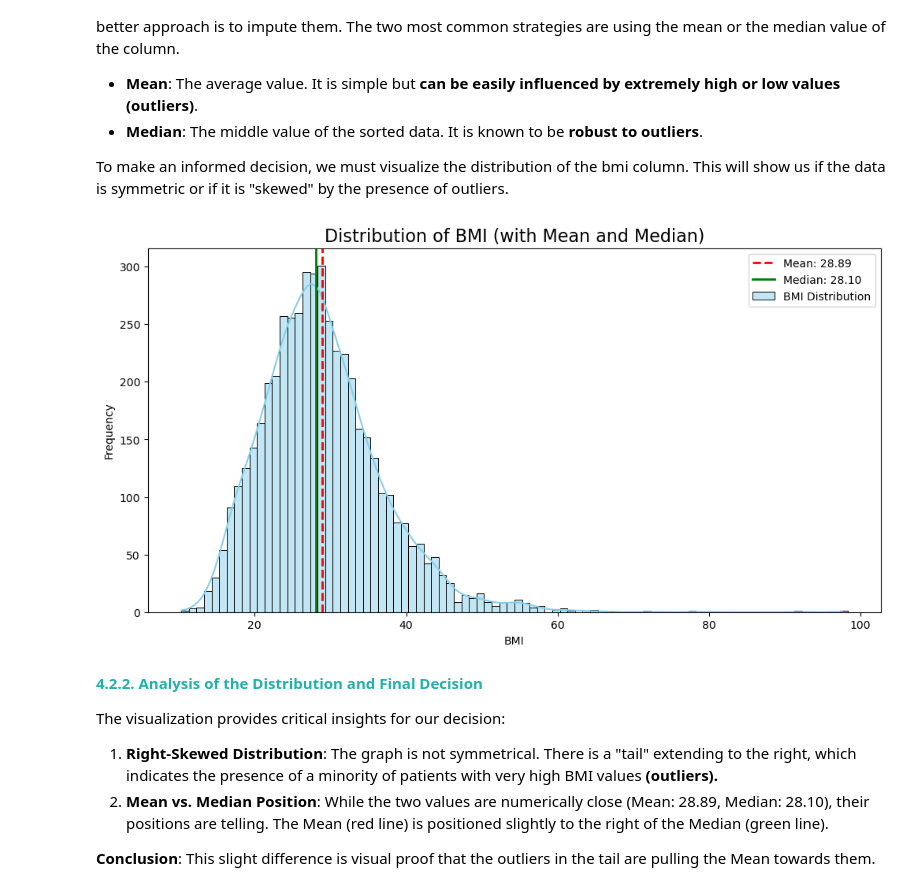
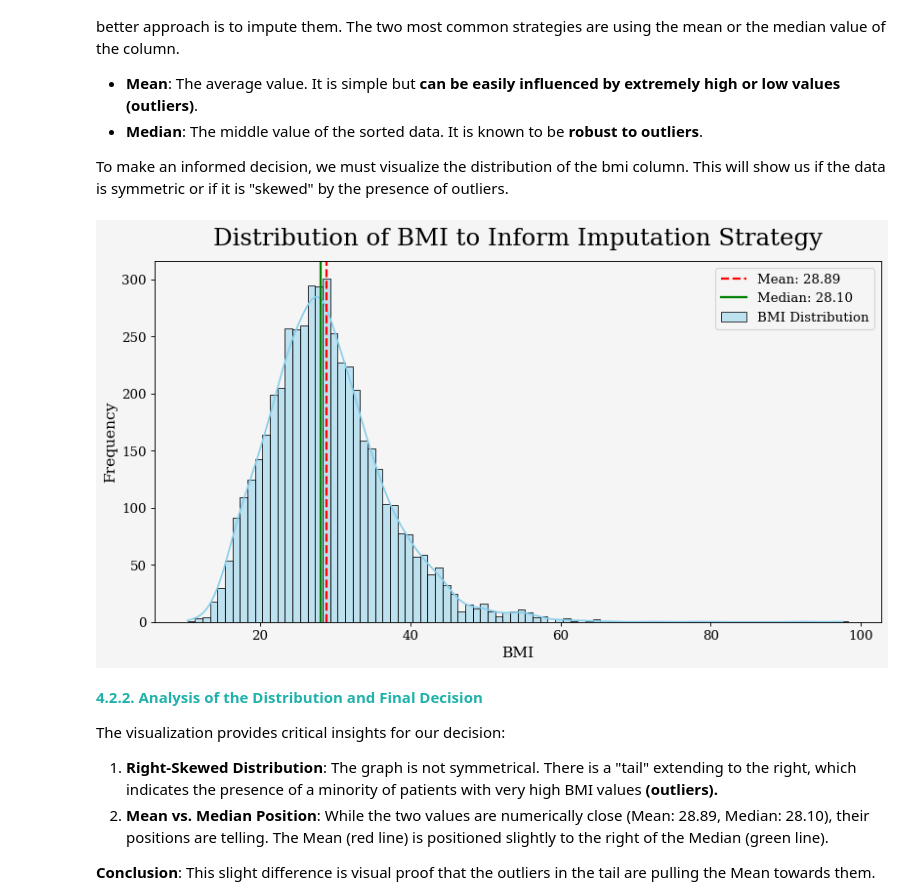
Before and after one commit to koba4real/MLDM-stroke-prediction-project, a Jupyter notebook: main-analysis.ipynb, the cells around one changed output. Drawn from its saved outputs; the diff is of its cells as text; code cells hidden in the pictures.

```diff
--- a/main-analysis.ipynb
+++ b/main-analysis.ipynb
@@ -376,23 +399,25 @@ With approximately **4% of BMI** values missing, simply deleting these rows woul
 
 To make an informed decision, we must visualize the distribution of the bmi column. This will show us if the data is symmetric or if it is "skewed" by the presence of outliers.
 # %%
-# Set up the matplotlib figure
-plt.figure(figsize=(12, 6))
-plt.title('Distribution of BMI (with Mean and Median)', fontsize=16)
-plt.xlabel('BMI')
-plt.ylabel('Frequency')
+# Original: color='skyblue', mean color='red', median color='green'
+# Suggested:
+plt.figure(figsize=(12, 6)) # Consistent size
+# plt.title('Distribution of BMI (with Mean and Median)', fontsize=TITLE_FONT_ARGS['fontsize']) # Using global rcParams
+# plt.xlabel('BMI', fontsize=AXIS_LABEL_FONT_ARGS['fontsize'])
+# plt.ylabel('Frequency', fontsize=AXIS_LABEL_FONT_ARGS['fontsize'])
 
-# Plot a histogram of the BMI data that is not null
-sns.histplot(df['bmi'].dropna(), kde=True, color='skyblue', binwidth=1, label='BMI Distribution')
-
-# Add vertical lines for the mean and median to compare them visually
-plt.axvline(df['bmi'].mean(), color='red', linestyle='--', linewidth=2, label=f"Mean: {df['bmi'].mean():.2f}")
-plt.axvline(df['bmi'].median(), color='green', linestyle='-', linewidth=2, label=f"Median: {df['bmi'].median():.2f}")
-
-plt.legend()
+sns.histplot(df['bmi'].dropna(), kde=True, color=COLOR_SECONDARY_DISTRIBUTION, binwidth=1, label='BMI Distribution')
+plt.axvline(df['bmi'].mean(), color=COLOR_MEAN, linestyle='--', linewidth=2, label=f"Mean: {df['bmi'].mean():.2f}")
+plt.axvline(df['bmi'].median(), color=COLOR_MEDIAN, linestyle='-', linewidth=2, label=f"Median: {df['bmi'].median():.2f}")
+plt.legend(fontsize=LEGEND_FONT_ARGS['fontsize'])
+plt.title('Distribution of BMI to Inform Imputation Strategy', fontdict={'fontsize': TITLE_FONT_ARGS['fontsize']-2}) # Use args if not fully relying on rcParams
+plt.xlabel('BMI', fontdict={'fontsize': AXIS_LABEL_FONT_ARGS['fontsize']-2})
+plt.ylabel('Frequency', fontdict={'fontsize': AXIS_LABEL_FONT_ARGS['fontsize']-2})
+plt.xticks(fontsize=TICK_LABEL_FONT_ARGS['fontsize'])
+plt.yticks(fontsize=TICK_LABEL_FONT_ARGS['fontsize'])
 plt.show()
 # %% [output]
-[figure, old version]
+[figure, new version]
 # %% [markdown]
 <a id="3"></a>
 <font color="lightseagreen" size=+1.5><b>4.2.2. Analysis of the Distribution and Final Decision</b></font>
```
Also changed, not shown: parts of 45 cells of this notebook.
